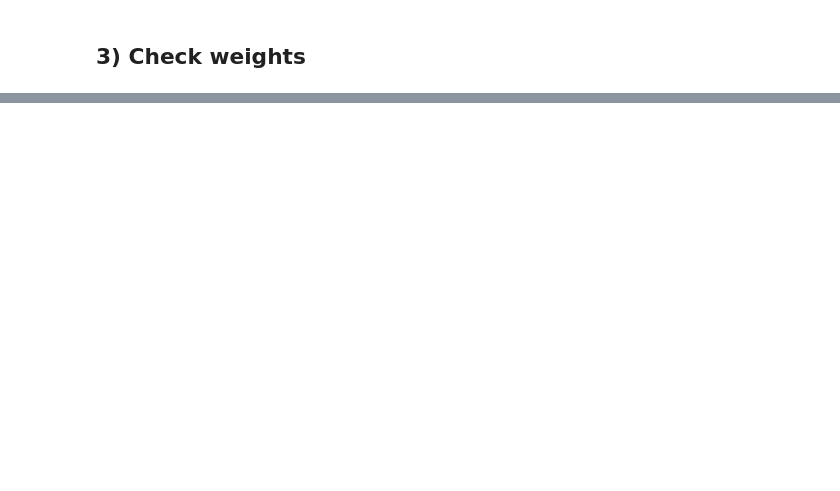
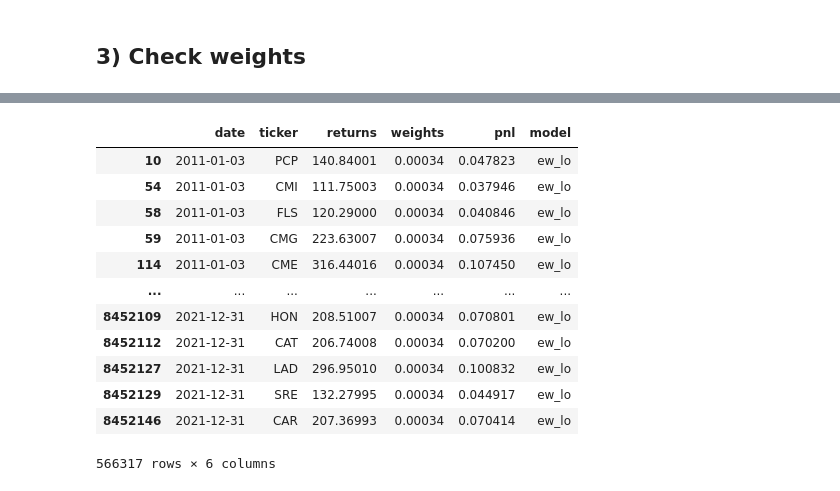
Before and after one commit to dcuoliveira/rpowbe, a Jupyter notebook: src/results_debug.ipynb, the cells around one changed output, grey strips where cells are left out. Cells and saved outputs as stored; diff of their text form; code cells hidden in the pictures; blank space fills up the shorter version.

```diff
--- a/src/results_debug.ipynb
+++ b/src/results_debug.ipynb
@@ -129,0 +90,16 @@ mvo_vols = [26.9396, 26.9211,  8.9954, 18.5788, 49.8493, 35.6553, 20.6908, 95.91
+# %%
+all_summary_df.loc[all_summary_df["returns"] >= 100]
+# %% [output]
+|  | date | ticker | returns | weights | pnl | model |
+| 10 | 2011-01-03 | PCP | 140.84001 | 0.00034 | 0.047823 | ew_lo |
+| 54 | 2011-01-03 | CMI | 111.75003 | 0.00034 | 0.037946 | ew_lo |
+| 58 | 2011-01-03 | FLS | 120.29000 | 0.00034 | 0.040846 | ew_lo |
+| 59 | 2011-01-03 | CMG | 223.63007 | 0.00034 | 0.075936 | ew_lo |
+| 114 | 2011-01-03 | CME | 316.44016 | 0.00034 | 0.107450 | ew_lo |
+| ... | ... | ... | ... | ... | ... | ... |
+| 8452109 | 2021-12-31 | HON | 208.51007 | 0.00034 | 0.070801 | ew_lo |
+| 8452112 | 2021-12-31 | CAT | 206.74008 | 0.00034 | 0.070200 | ew_lo |
+| 8452127 | 2021-12-31 | LAD | 296.95010 | 0.00034 | 0.100832 | ew_lo |
+| 8452129 | 2021-12-31 | SRE | 132.27995 | 0.00034 | 0.044917 | ew_lo |
+| 8452146 | 2021-12-31 | CAR | 207.36993 | 0.00034 | 0.070414 | ew_lo |
+566317 rows × 6 columns
```
Also changed, not shown: parts of 7 cells of this notebook.
